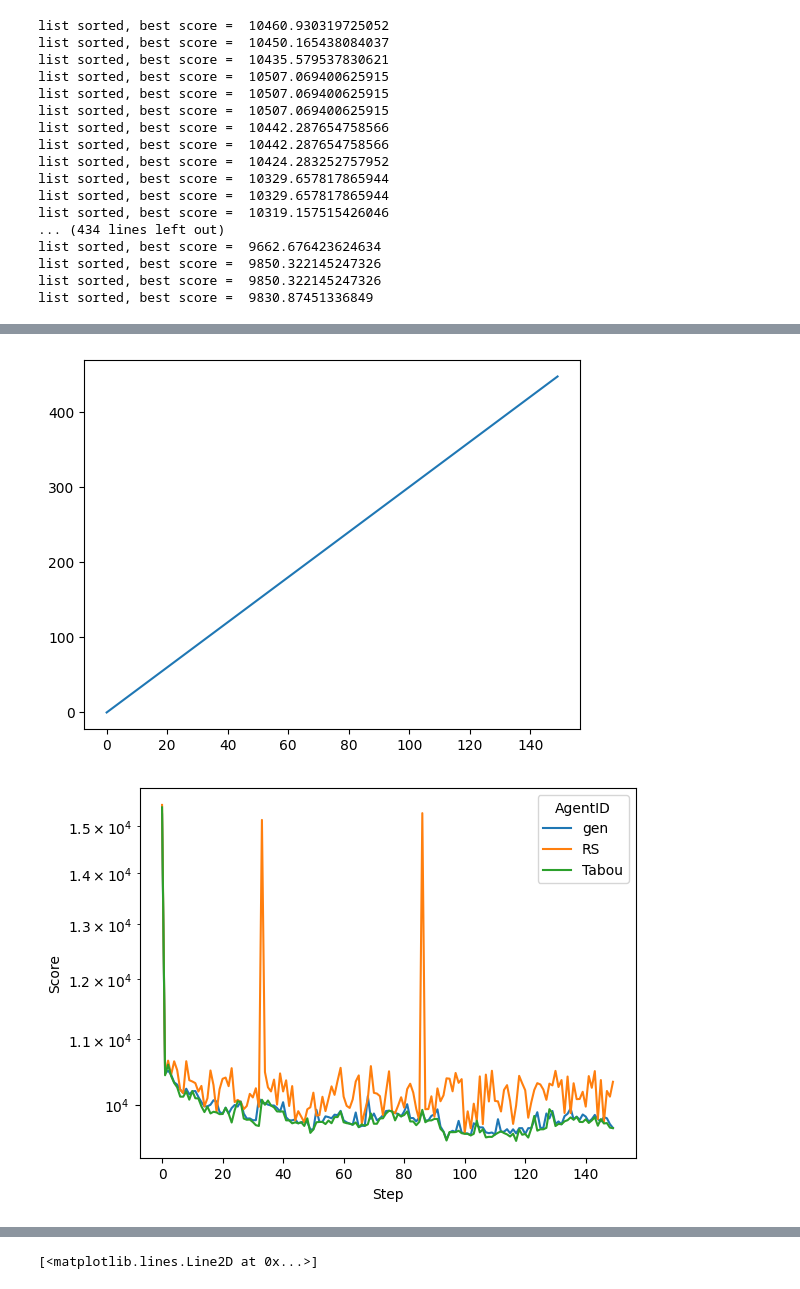
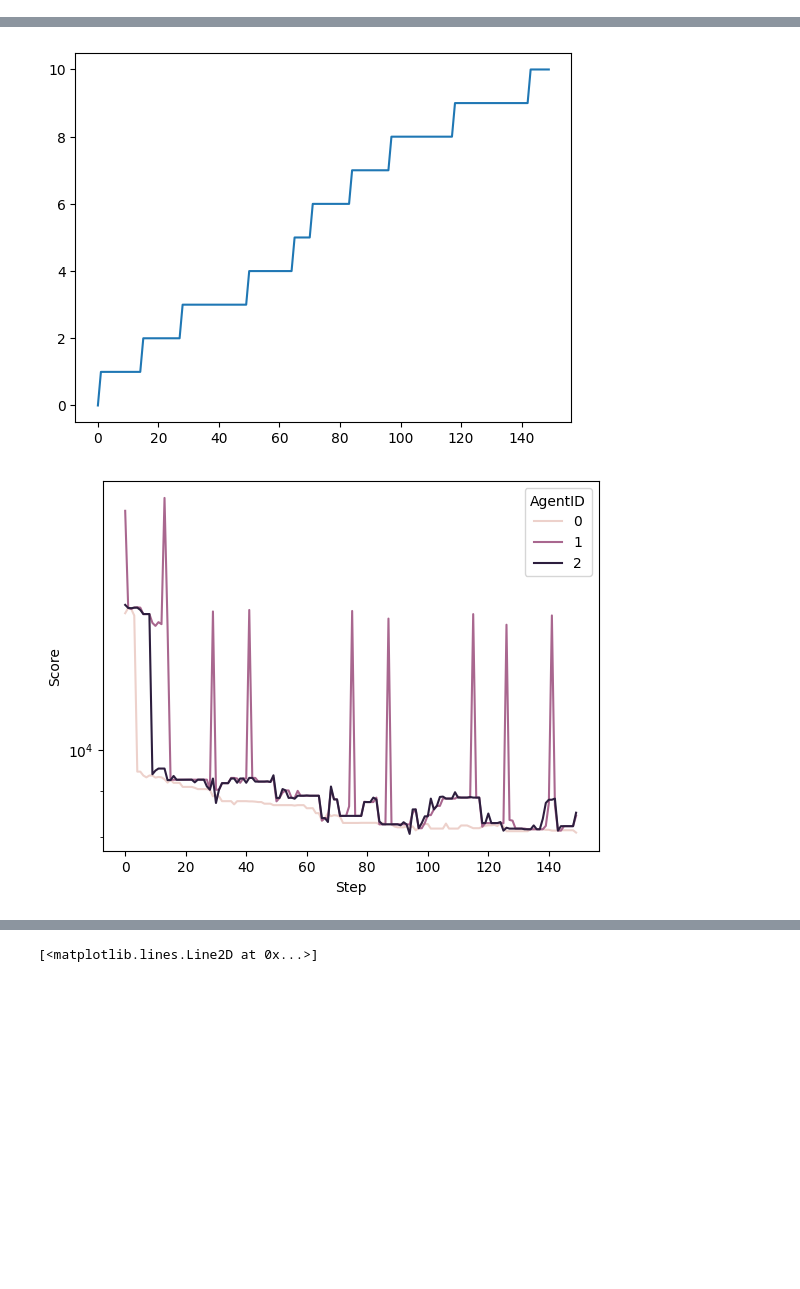
Before and after one commit to JulesVoyer/ICO_Fil_rouge, a Jupyter notebook: SMA_notebook.ipynb, the cells around one changed output, grey strips where cells are left out. Saved outputs shown, nothing was run; the diff lists cells and outputs as text; code cells hidden in the pictures; blank space fills up the shorter version.

```diff
--- a/SMA_notebook.ipynb
+++ b/SMA_notebook.ipynb
@@ -1,13 +1,13 @@
 # %%
 from inputs import customers, depots, vehicle_weight
-from models import SMA_VRP, GeneticAgent, RSAgent, TabouAgent
+from models import SMAVRP, GeneticAgent, RSAgent, TabouAgent, Client
 import random as rd
 from tqdm.notebook import trange
 import seaborn as sns
 import matplotlib.pyplot as plt
 import pandas as pd
 
-customers = rd.sample(customers, 50)
+customers = [Client(i, *row) for i, row in enumerate(rd.sample(customers, 50))]
 
 result_df = pd.DataFrame()
 # %%
@@ -30,11 +30,11 @@ tabou_neighbors = rd.randint(5,10)
 
 
 
-sma = SMA_VRP(customers, depots[0], vehicle_weight, cout_vehicule)
+sma = SMAVRP(customers, depots[0], vehicle_weight, cout_vehicule, Pmut)
 
-sma.add_agent(GeneticAgent('gen',sma, 100, 0.8, 0.1))
-sma.add_agent(RSAgent('RS', sma, rs_pop_size, t0, cooling, nb_iter))
-sma.add_agent(TabouAgent('Tabou', sma, tabou_pop_size, tabou_size, tabou_neighbors))
+sma.add_agent(GeneticAgent(0,sma, 100, 0.8))
+sma.add_agent(RSAgent(1, sma, rs_pop_size, t0, cooling))
+sma.add_agent(TabouAgent(2, sma, tabou_pop_size, tabou_size, tabou_neighbors))
 
 
 for i in trange(150):
@@ -54,7 +54,6 @@ result_df = pd.concat([result_df, pd.DataFrame({
     'rs_pop_size' : [rs_pop_size],
     't0' : [t0],
     'cooling' : [cooling],
-    'nb_iter' : [nb_iter],
     'tabou_pop_size' : [tabou_pop_size],
     'tabou_size' : [tabou_size],
     'tabou_neighbors' : [tabou_neighbors],
@@ -64,20 +63,3 @@ result_df = pd.concat([result_df, pd.DataFrame({
 # %% [output]
 We would love to hear what you think about this new feature. If you have any thoughts, share them with us here: https://github.com/projectmesa/mesa/discussions/1919
   self._agents: AgentSet = AgentSet(agents, model)
-list sorted, best score =  10460.930319725052
-list sorted, best score =  10450.165438084037
-list sorted, best score =  10435.579537830621
-list sorted, best score =  10507.069400625915
-list sorted, best score =  10507.069400625915
-list sorted, best score =  10507.069400625915
-list sorted, best score =  10442.287654758566
-list sorted, best score =  10442.287654758566
-list sorted, best score =  10424.283252757952
-list sorted, best score =  10329.657817865944
-list sorted, best score =  10329.657817865944
-list sorted, best score =  10319.157515426046
-... (434 lines left out)
-list sorted, best score =  9662.676423624634
-list sorted, best score =  9850.322145247326
-list sorted, best score =  9850.322145247326
-list sorted, best score =  9830.87451336849
@@ -85,2 +67,2 @@ list sorted, best score =  9830.87451336849
-[figure, old version]
+[figure, new version]
-[figure, old version]
+[figure, new version]
```
Also changed, not shown: parts of 3 cells of this notebook, 2 other files.
